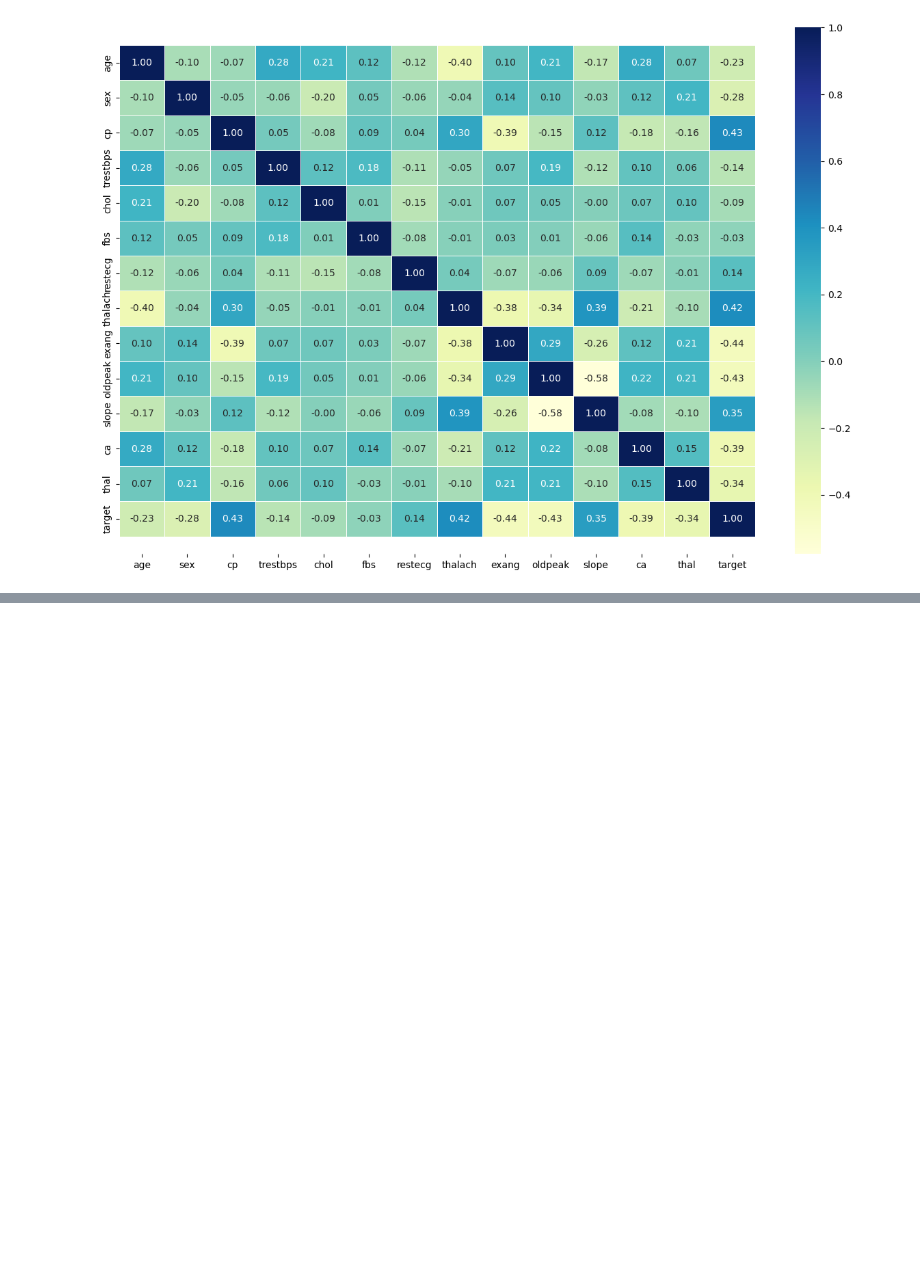
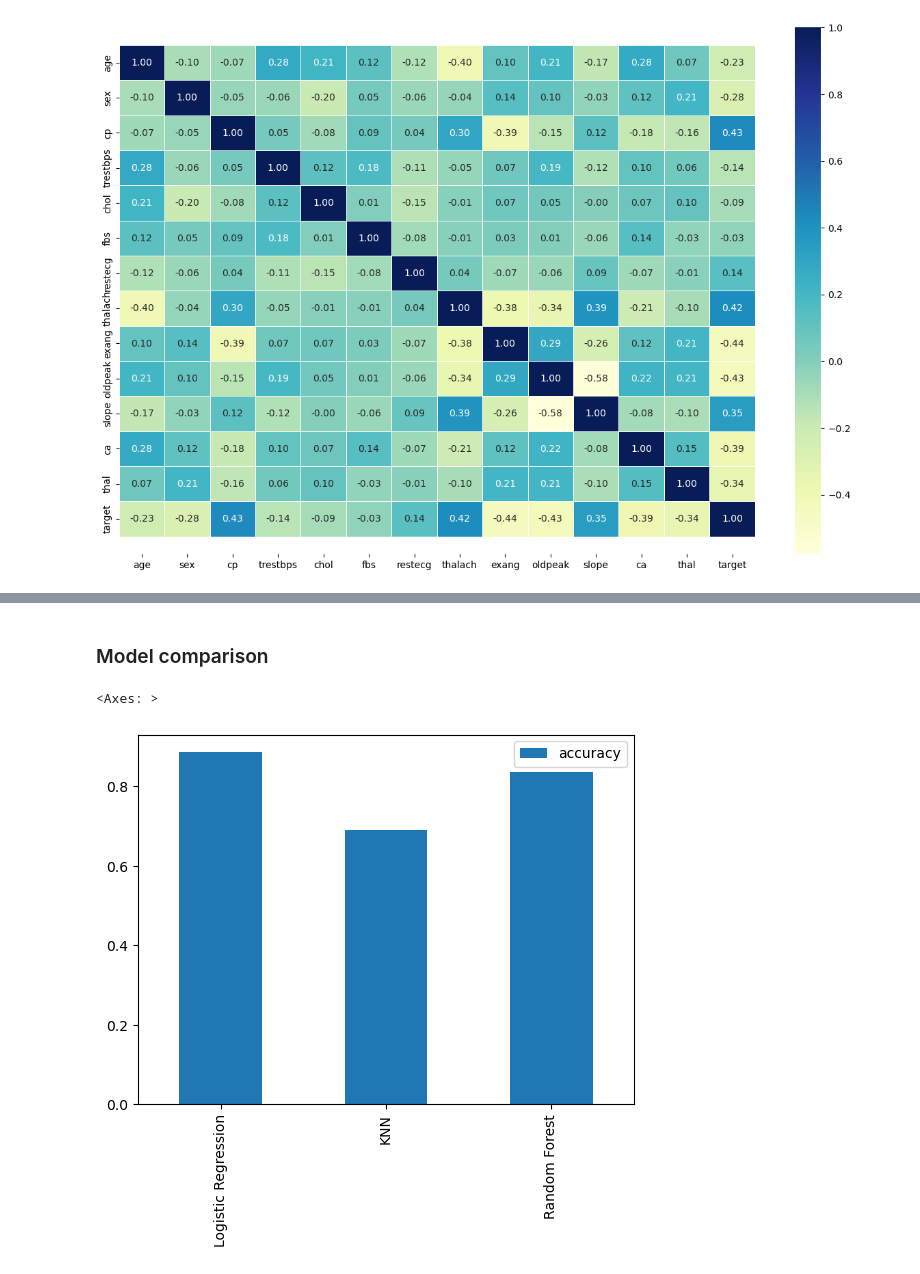
Before and after one commit to Pandagan-85/ZTM-Machine-learning, a Jupyter notebook: heart-disease-project/end-to-end-heart-disease-classification.ipynb, the cells around one changed output, grey strips where cells are left out. Drawn from its saved outputs; the diff is of its cells as text; code cells hidden in the pictures; blank space fills up the shorter version.

```diff
--- a/heart-disease-project/end-to-end-heart-disease-classification.ipynb
+++ b/heart-disease-project/end-to-end-heart-disease-classification.ipynb
@@ -348,0 +491,8 @@ ax.set_ylim(bottom + 0.5, top - 0.5)
+# %% [markdown]
+### Model comparison
+# %%
+model_compare = pd.DataFrame(model_score, index=["accuracy"])
+model_compare.T.plot.bar()
+# %% [output]
+<Axes: >
+[figure, added]
```
Also changed, not shown: parts of 32 cells of this notebook.
